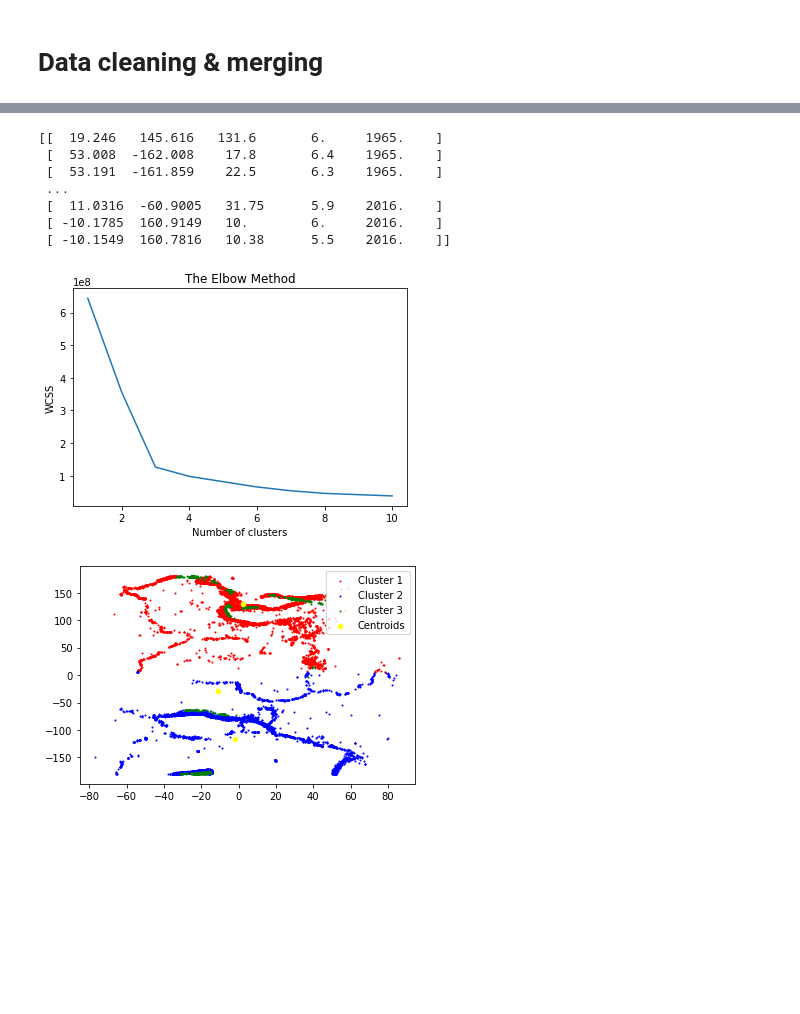
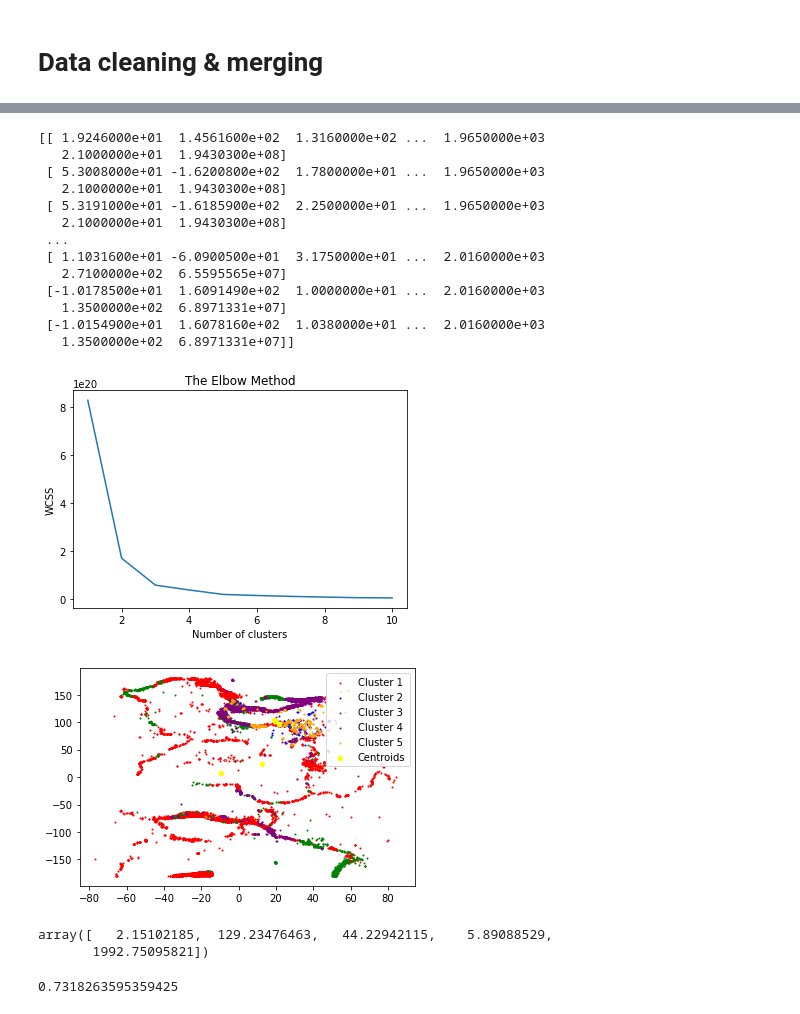
Before and after one commit to Ignasrocas1990/earthquakes_prediction, a Jupyter notebook: Clustering.ipynb, the cells around one changed output, grey strips where cells are left out. Saved outputs shown, nothing was run; the diff lists cells and outputs as text; code cells hidden in the pictures; blank space fills up the shorter version.

Commit message:
Pushed both working clusters

```diff
--- a/Clustering.ipynb
+++ b/Clustering.ipynb
@@ -35,24 +33,30 @@ print(full_combined_dataset)
 
 [18725 rows x 10 columns]
 # %%
-X = full_combined_dataset.iloc[:, [0,1,2,3,6]].values
+X = full_combined_dataset.iloc[:, [0,1,2,3,6,8,9]].values
 # %%
 print(X)
 data = X
 # %% [output]
-[[  19.246   145.616   131.6       6.     1965.    ]
- [  53.008  -162.008    17.8       6.4    1965.    ]
- [  53.191  -161.859    22.5       6.3    1965.    ]
+[[ 1.9246000e+01  1.4561600e+02  1.3160000e+02 ...  1.9650000e+03
+   2.1000000e+01  1.9430300e+08]
+ [ 5.3008000e+01 -1.6200800e+02  1.7800000e+01 ...  1.9650000e+03
+   2.1000000e+01  1.9430300e+08]
+ [ 5.3191000e+01 -1.6185900e+02  2.2500000e+01 ...  1.9650000e+03
+   2.1000000e+01  1.9430300e+08]
  ...
- [  11.0316  -60.9005   31.75      5.9    2016.    ]
- [ -10.1785  160.9149   10.        6.     2016.    ]
- [ -10.1549  160.7816   10.38      5.5    2016.    ]]
+ [ 1.1031600e+01 -6.0900500e+01  3.1750000e+01 ...  2.0160000e+03
+   2.7100000e+02  6.5595565e+07]
+ [-1.0178500e+01  1.6091490e+02  1.0000000e+01 ...  2.0160000e+03
+   1.3500000e+02  6.8971331e+07]
+ [-1.0154900e+01  1.6078160e+02  1.0380000e+01 ...  2.0160000e+03
+   1.3500000e+02  6.8971331e+07]]
 # %%
 from sklearn.cluster import KMeans
 wcss = []
 for i in range(1, 11):
-    kmeans = KMeans(n_clusters = i, init = 'k-means++', random_state = 6)
-    kmeans.fit(X)
+    kmeans = KMeans(n_clusters = i, init = 'k-means++', random_state = 42)
+    kmeans.fit(X) # X = combined dataset
     wcss.append(kmeans.inertia_)
 plt.plot(range(1, 11), wcss)
 plt.title('The Elbow Method')
@@ -60,4 +64,4 @@ plt.xlabel('Number of clusters')
 plt.ylabel('WCSS')
 plt.show()
 # %% [output]
-[figure, old version]
+[figure, new version]
@@ -64,27 +72,32 @@ plt.show()
 # %%
-kmeans = KMeans(n_clusters = 3, init = 'k-means++', random_state = 42)
+kmeans = KMeans(n_clusters = 5, init = 'k-means++', random_state = 42)
 y_kmeans = kmeans.fit_predict(X)
 # %%
 # kplot = plt.axes(projection='3d')
 # xline = np.linspace(0, 15, 1000)
 # yline = np.linspace(0, 15, 1000)
 # zline = np.linspace(0, 15, 1000)
 # kplot.plot3D(xline, yline, zline, 'black')
 plt.scatter(X[y_kmeans == 0, 0], X[y_kmeans == 0, 1], s = 1, c = 'red', label = 'Cluster 1')
 plt.scatter(X[y_kmeans == 1, 0], X[y_kmeans == 1, 1], s = 1, c = 'blue', label = 'Cluster 2')
 plt.scatter(X[y_kmeans == 2, 0], X[y_kmeans == 2, 1], s = 1, c = 'green', label = 'Cluster 3')
-# plt.scatter(X[y_kmeans == 3, 0], X[y_kmeans == 3, 1], s = 1, c = 'cyan', label = 'Cluster 4')
-# plt.scatter(X[y_kmeans == 4, 0], X[y_kmeans == 4, 1], s = 1, c = 'magenta', label = 'Cluster 5')
-# plt.scatter(X[y_kmeans == 5, 0], X[y_kmeans == 5, 1], s = 1, c = 'purple', label = 'Cluster 6')
-# plt.scatter(X[y_kmeans == 6, 0], X[y_kmeans == 6, 1], s = 1, c = 'olive', label = 'Cluster 7')
-# plt.scatter(X[y_kmeans == 7, 0], X[y_kmeans == 7, 1], s = 1, c = 'gray', label = 'Cluster 8')
+plt.scatter(X[y_kmeans == 3, 0], X[y_kmeans == 3, 1], s = 1, c = 'purple', label = 'Cluster 4')
+plt.scatter(X[y_kmeans == 4, 0], X[y_kmeans == 4, 1], s = 1, c = 'orange', label = 'Cluster 5')
+
 plt.scatter(kmeans.cluster_centers_[:, 0], kmeans.cluster_centers_[:, 1], s = 20, c = 'yellow', label = 'Centroids')
 
 plt.legend()
 plt.show()
 # %% [output]
-[figure, old version]
+[figure, new version]
+# %%
+kmeans.cluster_centers_[1]
+# %% [output]
+array([   2.15102185,  129.23476463,   44.22942115,    5.89088529,
+       1992.75095821])
 # %%
 from sklearn.metrics import silhouette_score
 score = silhouette_score(X,y_kmeans)
 print(score)
+# %% [output]
+0.7318263595359425
```
Also changed, not shown: parts of 2 cells of this notebook, 2 other files.
